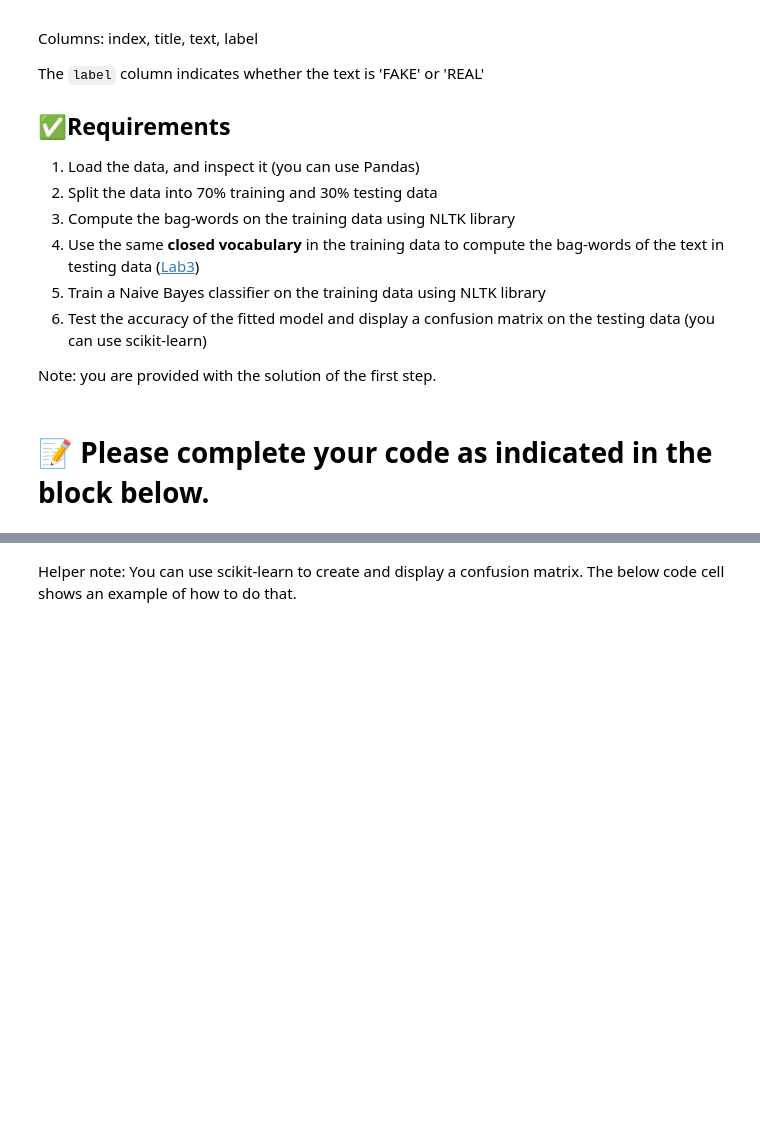
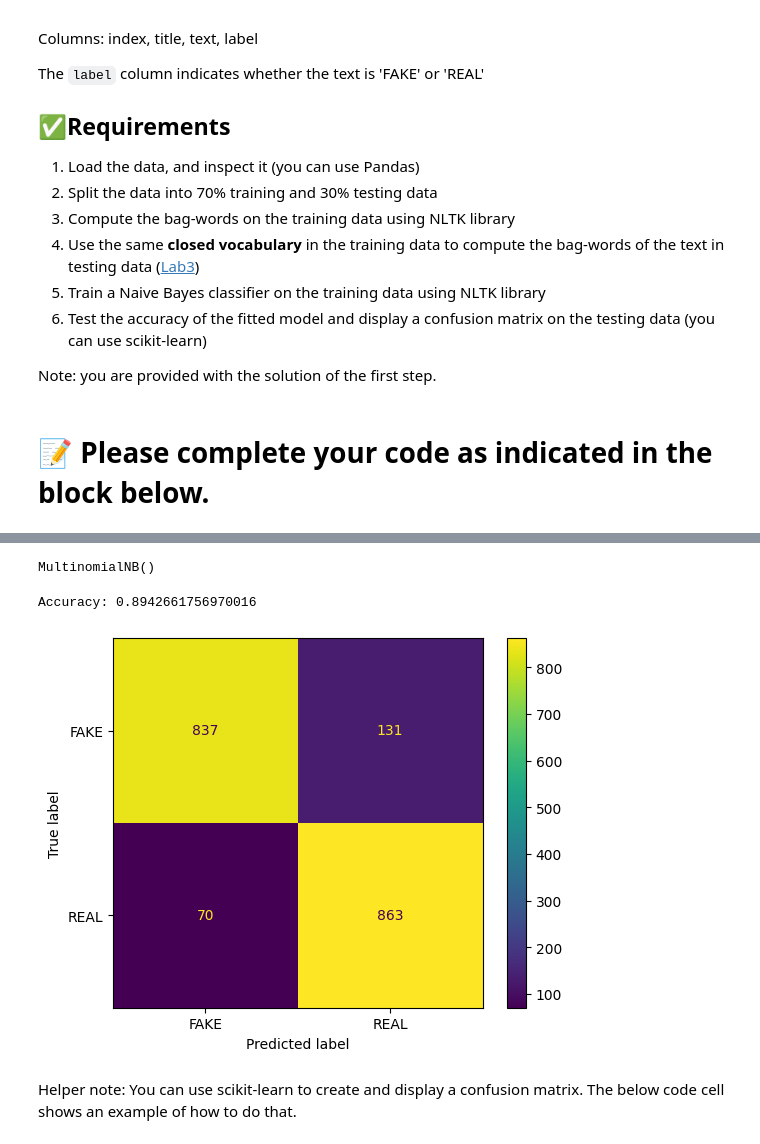
Before and after one commit to Tiffany-hub/Data-structures-and-algorithm-assesment, a Jupyter notebook: Copy_of_CSE5NLP_Assignment_1_T3_2025.ipynb, the cells around one changed output, grey strips where cells are left out. Drawn from its saved outputs; the diff is of its cells as text; code cells hidden in the pictures; blank space fills up the shorter version.

```diff
--- a/Copy_of_CSE5NLP_Assignment_1_T3_2025.ipynb
+++ b/Copy_of_CSE5NLP_Assignment_1_T3_2025.ipynb
@@ -408,0 +593,3 @@ df.label
+# %%
+# Combine title and text into one column
+df['content'] = df['title'] + " " + df['text']
@@ -409,3 +603,50 @@ df.label
+# %%
+from sklearn.feature_extraction.text import CountVectorizer
+
+# Create bag-of-words model
+vectorizer = CountVectorizer(stop_words='english')
+
+# Fit ONLY on training data
+X_train_bow = vectorizer.fit_transform(X_train)
+
+# Use same vocabulary for test data
+X_test_bow = vectorizer.transform(X_test)
+# %%
+from sklearn.naive_bayes import MultinomialNB
+
+# Create and train the Naive Bayes model
+model = MultinomialNB()
+model.fit(X_train_bow, y_train)
+# %% [output]
+MultinomialNB()
+# %%
+from sklearn.metrics import accuracy_score
+
+# Predict labels for test data
+y_pred = model.predict(X_test_bow)
+
+# Calculate and print accuracy
+accuracy = accuracy_score(y_test, y_pred)
+print("Accuracy:", accuracy)
+# %% [output]
+Accuracy: 0.8942661756970016
+# %%
+import matplotlib.pyplot as plt
+from sklearn import metrics
+
+# Create confusion matrix
+cm = metrics.confusion_matrix(y_test, y_pred)
+
+# Display confusion matrix
+cm_display = metrics.ConfusionMatrixDisplay(
+    confusion_matrix=cm,
+    display_labels=["FAKE", "REAL"]
+)
+
+cm_display.plot()
+plt.show()
+# %% [output]
+[figure, added]
 # %% [markdown]
 Helper note: You can use scikit-learn to create and display a confusion matrix. The below code cell shows an example of how to do that.
 # %%
```
Also changed, not shown: parts of 11 cells of this notebook.
